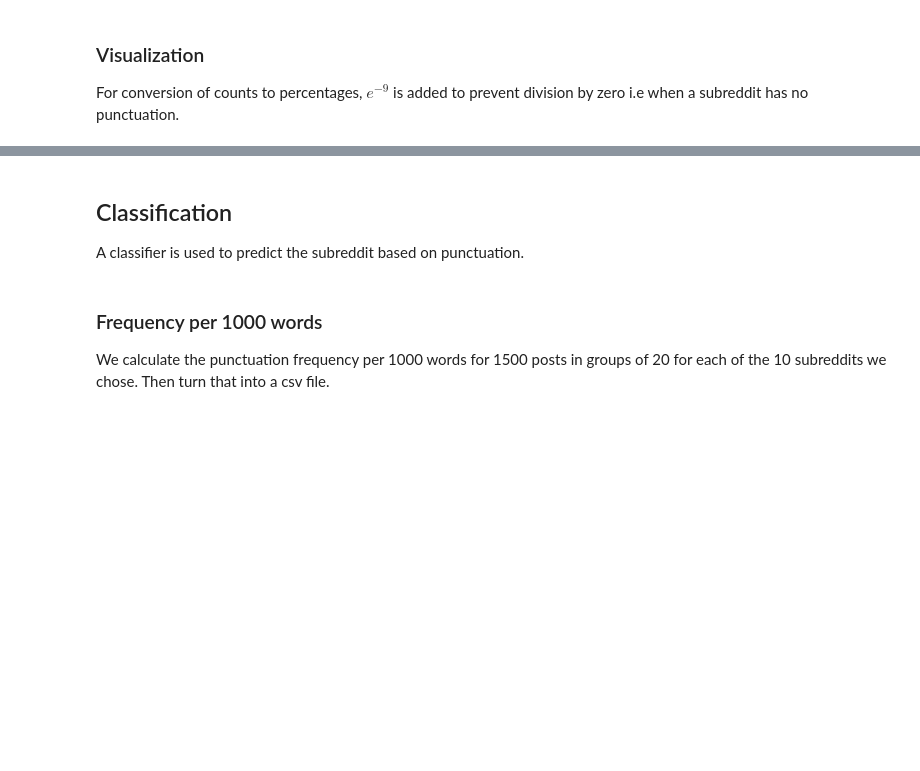
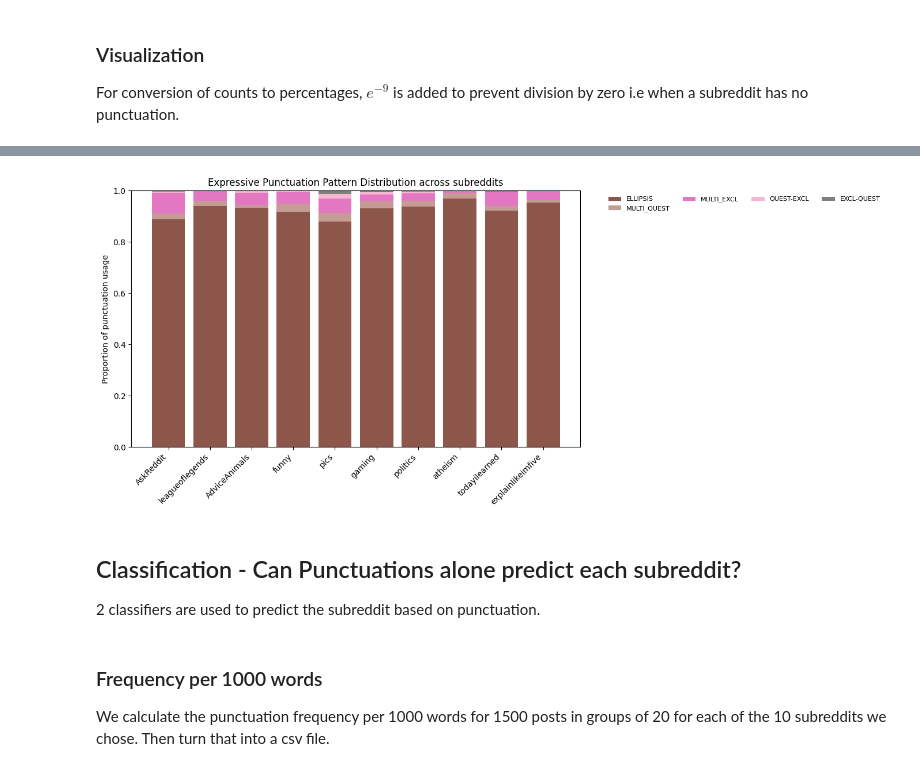
Before and after one commit to deanne-julia-luis/docana-project-Expressive-Punctuation-Patterns, a Jupyter notebook: code/ExpPunct.ipynb, the cells around one changed output, grey strips where cells are left out. Cells and saved outputs as stored; diff of their text form; code cells hidden in the pictures; blank space fills up the shorter version.

```diff
--- a/code/ExpPunct.ipynb
+++ b/code/ExpPunct.ipynb
@@ -271,6 +256,50 @@ plt.show()
+# %%
+labels = top_10_subs
+matrix = []
+punct_lookup = {r["subreddit"]: r["punctuation_counts"] for r in results}
+for sub in labels:
+    counts = punct_lookup[sub]
+    matrix.append([counts.get(f, 0) for f in features_exp])
+matrix = np.array(matrix)
+row_sums = matrix.sum(axis=1, keepdims=True)
+#converts counts to percentages
+norm_matrix = matrix / (row_sums + 1e-9)
+#Includes contrasting colours
+colors = (
+    list(plt.cm.tab20.colors) +
+    list(plt.cm.tab20b.colors) +
+    list(plt.cm.tab20c.colors)
+)
+#different colours than the base punct chart
+colors = colors[10:10 + len(features_exp)]
+plt.figure(figsize=(14,6))
+bottom = np.zeros(len(labels))
+for i, feat in enumerate(features_exp):
+    plt.bar(
+        labels,
+        norm_matrix[:, i],
+        bottom=bottom,
+        color=colors[i],
+        label=feat
+    )
+    bottom += norm_matrix[:, i]
+plt.xticks(rotation=45, ha='right')
+plt.ylabel("Proportion of punctuation usage")
+plt.title("Expressive Punctuation Pattern Distribution across subreddits")
+plt.legend(
+    ncol=4,
+    fontsize=8,
+    bbox_to_anchor=(1.05, 1),
+    frameon=False
+)
+plt.savefig("../figures/EDA_ExpressivePatterns_Distribution.png",bbox_inches="tight")
+plt.tight_layout()
+plt.show()
+# %% [output]
+[figure, added]
 # %% [markdown]
-## Classification
-A classifier is used to predict the subreddit based on punctuation.
+## Classification - Can Punctuations alone predict each subreddit?
+2 classifiers are used to predict the subreddit based on punctuation.
 # %% [markdown]
 ### Frequency per 1000 words
 We calculate the punctuation frequency per 1000 words for 1500 posts in groups of 20 for each of the 10 subreddits we chose. Then turn that into a csv file.
```
Also changed, not shown: parts of 34 cells of this notebook, 16 other files.
